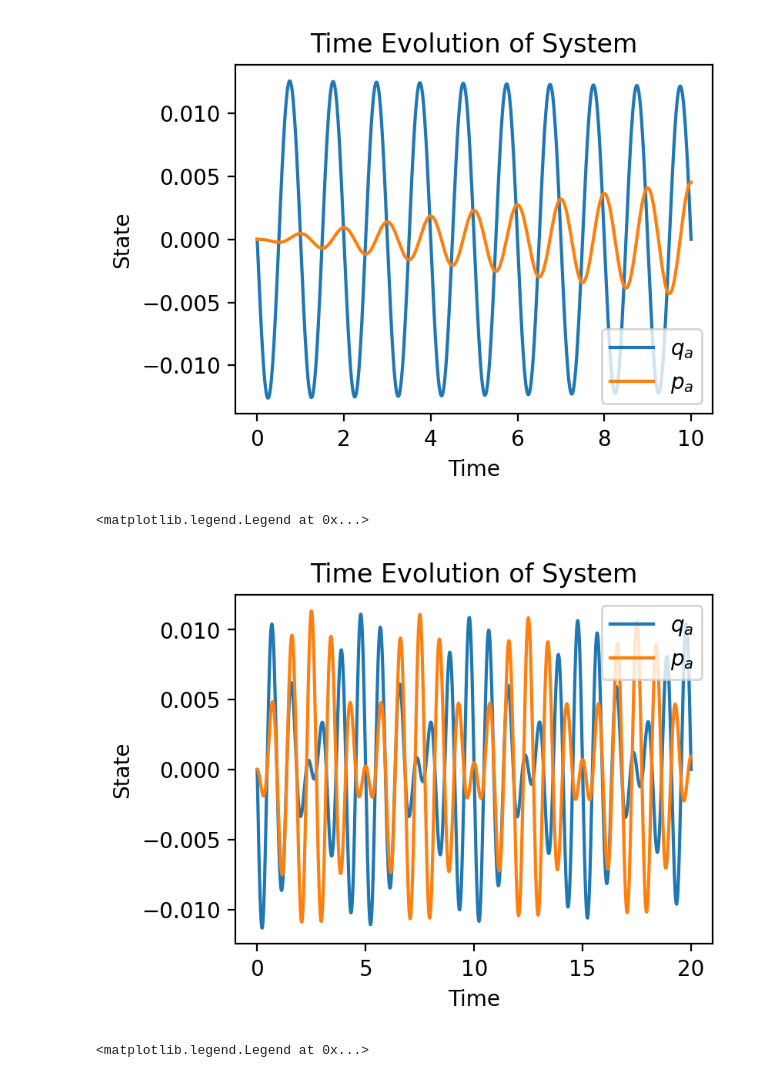
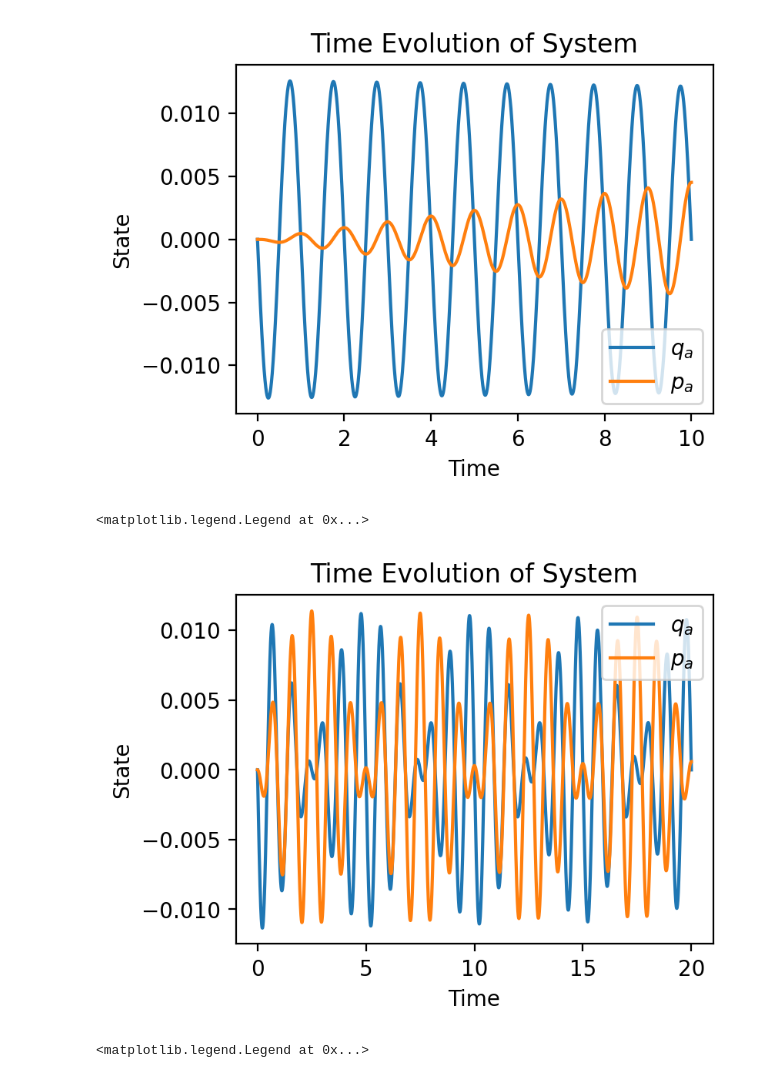
Before and after one commit to Phionx/quantumnetworks, a Jupyter notebook: demos/basic/SingleModeSystem.ipynb, the cells around one changed output. Cells and saved outputs as stored; diff of their text form; code cells hidden in the pictures.

```diff
--- a/demos/basic/SingleModeSystem.ipynb
+++ b/demos/basic/SingleModeSystem.ipynb
@@ -44,18 +36,18 @@ ax.legend()
 # %%
 # detuned drive ramp up
 omega_a = 2*np.pi*1
 delta = 2*np.pi*0.2
 A_in = lambda t: np.exp(1j * (omega_a + delta) * t)
 sys = SingleModeSystem(params={"omega_a": omega_a, "kappa_a": 2*np.pi*0.001}, A_in = A_in)
 x_0 = np.array([0,0])
-ts = np.linspace(0, 20, 1000001)
+ts = np.linspace(0, 20, 100001)
 X = sys.forward_euler(x_0, ts)
 X[1,:] = X[1,:]
 fig, ax = plot_full_evolution(X, ts, labels=["$q_a$","$p_a$"])
 ax.legend()
 # %% [output]
 <matplotlib.legend.Legend at 0x...>
-[figure, old version]
+[figure, new version]
 # %%
 # ramp up on resonance
 omega_a = 2*np.pi*1
```
Also changed, not shown: parts of 2 cells of this notebook, 13 other files.
